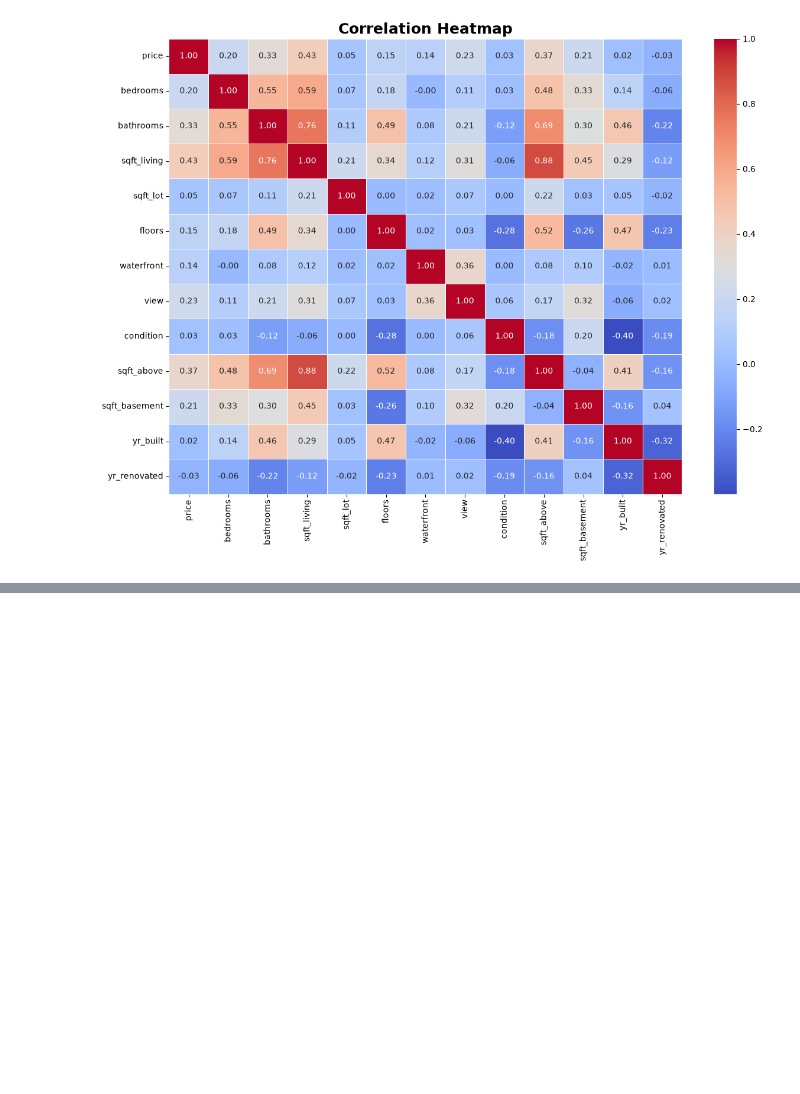
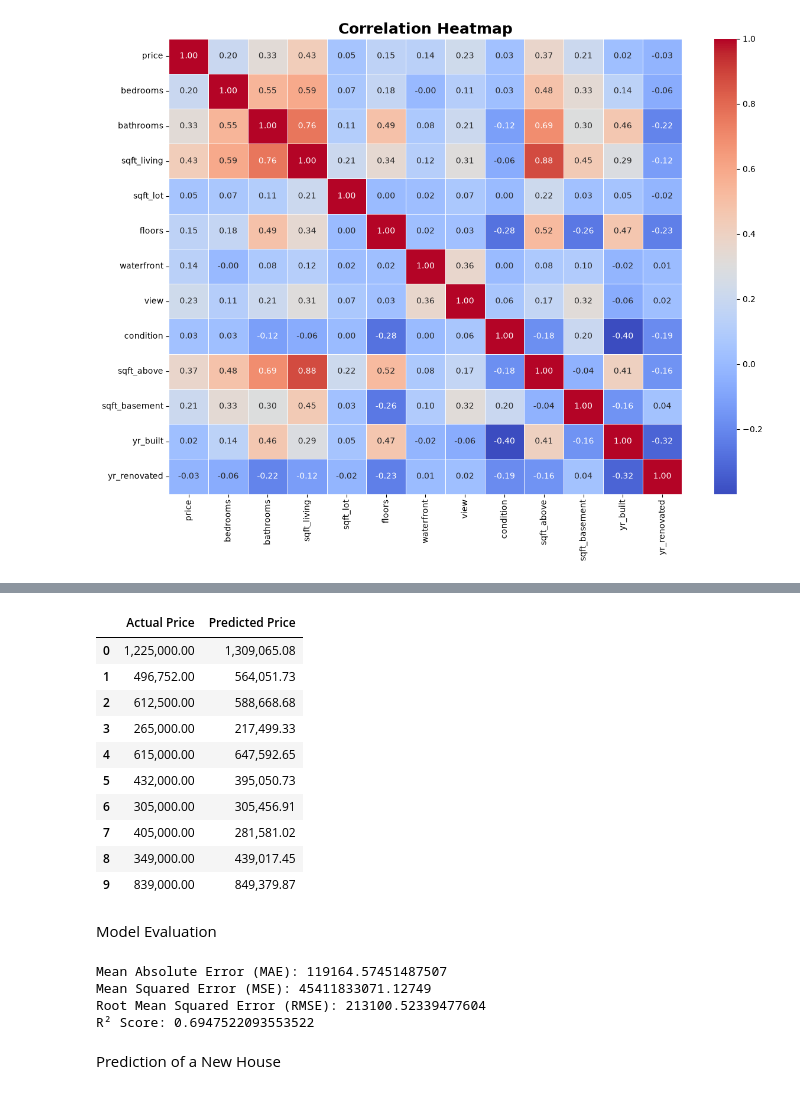
Before and after one commit to Pragna-sri02/AIML_Classes, a Jupyter notebook: house_price_prediction.ipynb, the cells around one changed output, grey strips where cells are left out. Cells and saved outputs as stored; diff of their text form; code cells hidden in the pictures; blank space fills up the shorter version.

```diff
--- a/house_price_prediction.ipynb
+++ b/house_price_prediction.ipynb
@@ -315,0 +369,3 @@ plt.show()
+# %%
+from sklearn.linear_model import LinearRegression
+model = LinearRegression()
@@ -315,0 +374,3 @@ plt.show()
+# %%
+model.fit(X_train, y_train)
+print("Model trained successfully!")
@@ -315,0 +379,2 @@ plt.show()
+# %%
+pd.options.display.float_format = '{:,.2f}'.format
@@ -315,0 +383,5 @@ plt.show()
+# %%
+predictions = model.predict(X_test)
+
+predictions_df = pd.DataFrame(predictions, columns=["Predicted Price"])
+print(predictions_df.head(10))
@@ -315,0 +400,21 @@ plt.show()
+# %%
+results = pd.DataFrame({
+    "Actual Price": y_test.values,
+    "Predicted Price": predictions
+})
+
+results.head(10)
+# %% [output]
+|  | Actual Price | Predicted Price |
+| 0 | 1,225,000.00 | 1,309,065.08 |
+| 1 | 496,752.00 | 564,051.73 |
+| 2 | 612,500.00 | 588,668.68 |
+| 3 | 265,000.00 | 217,499.33 |
+| 4 | 615,000.00 | 647,592.65 |
+| 5 | 432,000.00 | 395,050.73 |
+| 6 | 305,000.00 | 305,456.91 |
+| 7 | 405,000.00 | 281,581.02 |
+| 8 | 349,000.00 | 439,017.45 |
+| 9 | 839,000.00 | 849,379.87 |
+# %% [markdown]
+Model Evaluation
@@ -315,0 +424,17 @@ plt.show()
+# %%
+mae = mean_absolute_error(y_test, predictions)
+mse = mean_squared_error(y_test, predictions)
+rmse = np.sqrt(mse)
+r2 = r2_score(y_test, predictions)
+
+print("Mean Absolute Error (MAE):", mae)
+print("Mean Squared Error (MSE):", mse)
+print("Root Mean Squared Error (RMSE):", rmse)
+print("R² Score:", r2)
+# %% [output]
+Mean Absolute Error (MAE): 119164.57451487507
+Mean Squared Error (MSE): 45411833071.12749
+Root Mean Squared Error (RMSE): 213100.52339477604
+R² Score: 0.6947522093553522
+# %% [markdown]
+Prediction of a New House
```
Also changed, not shown: parts of 29 cells of this notebook.
